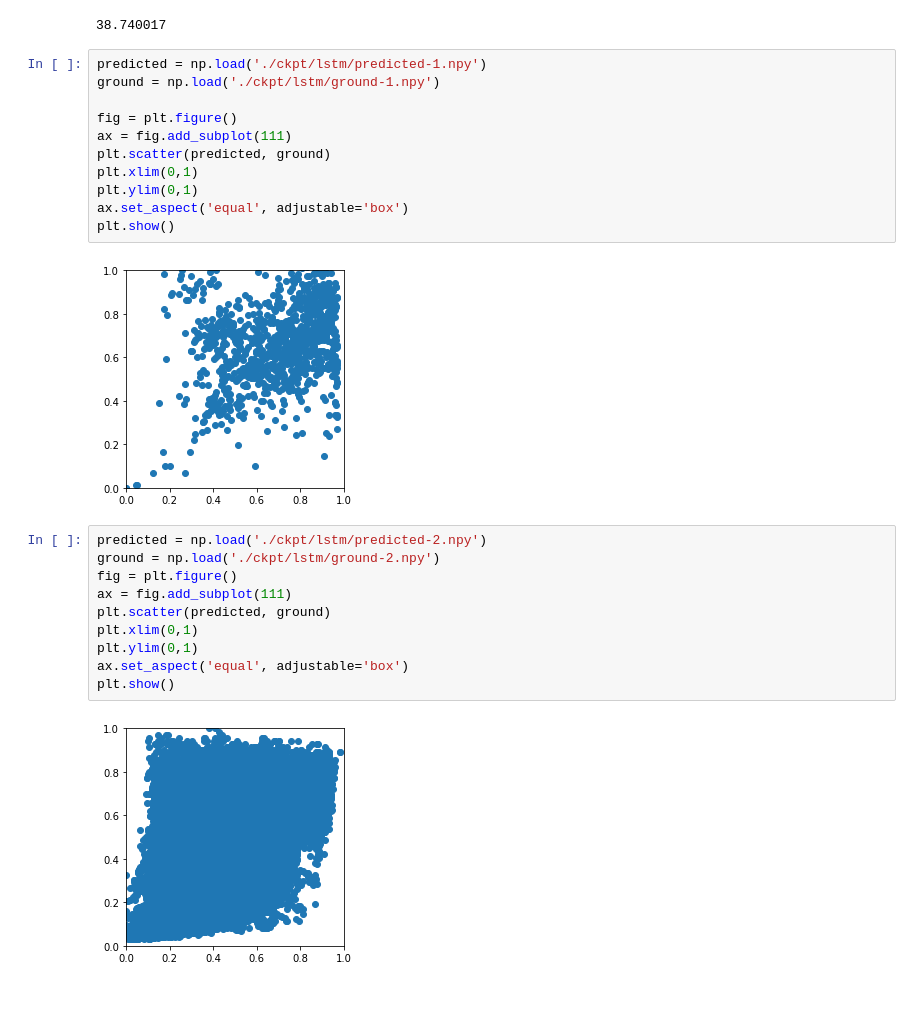
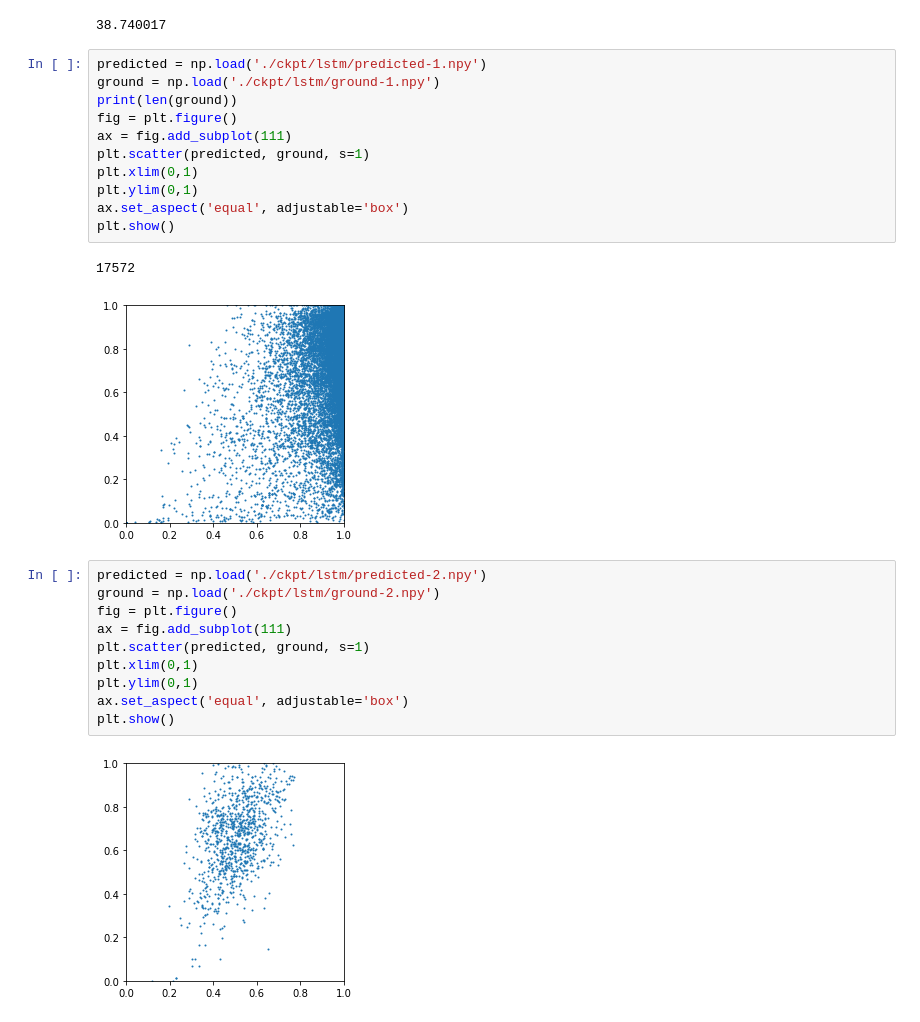
Before and after one commit to JeterHwang/guide-tree, a Jupyter notebook: guideTree-python/visualize.ipynb, the cells around one changed output. Saved outputs shown, nothing was run; the diff lists cells and outputs as text.

```diff
--- a/guideTree-python/visualize.ipynb
+++ b/guideTree-python/visualize.ipynb
@@ -133,25 +135,26 @@ print(np.sum((predicted - ground)**2))
 # %%
 predicted = np.load('./ckpt/lstm/predicted-1.npy')
 ground = np.load('./ckpt/lstm/ground-1.npy')
-
+print(len(ground))
 fig = plt.figure()
 ax = fig.add_subplot(111)
-plt.scatter(predicted, ground)
+plt.scatter(predicted, ground, s=1)
 plt.xlim(0,1)
 plt.ylim(0,1)
 ax.set_aspect('equal', adjustable='box')
 plt.show()
 # %% [output]
+17572
-[figure, old version]
+[figure, new version]
 # %%
 predicted = np.load('./ckpt/lstm/predicted-2.npy')
 ground = np.load('./ckpt/lstm/ground-2.npy')
 fig = plt.figure()
 ax = fig.add_subplot(111)
-plt.scatter(predicted, ground)
+plt.scatter(predicted, ground, s=1)
 plt.xlim(0,1)
 plt.ylim(0,1)
 ax.set_aspect('equal', adjustable='box')
 plt.show()
 # %% [output]
-[figure, old version]
+[figure, new version]
```
Also changed, not shown: parts of 4 cells of this notebook, 7 other files.
